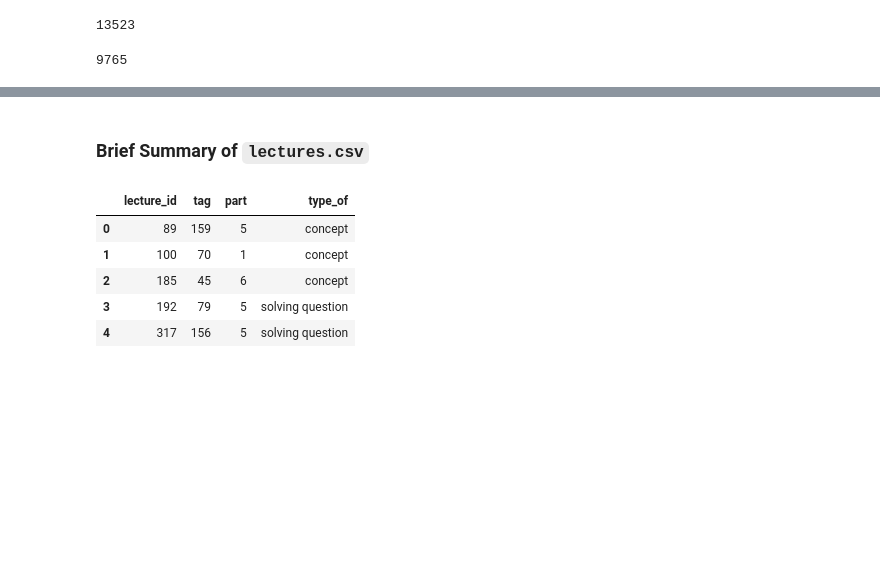
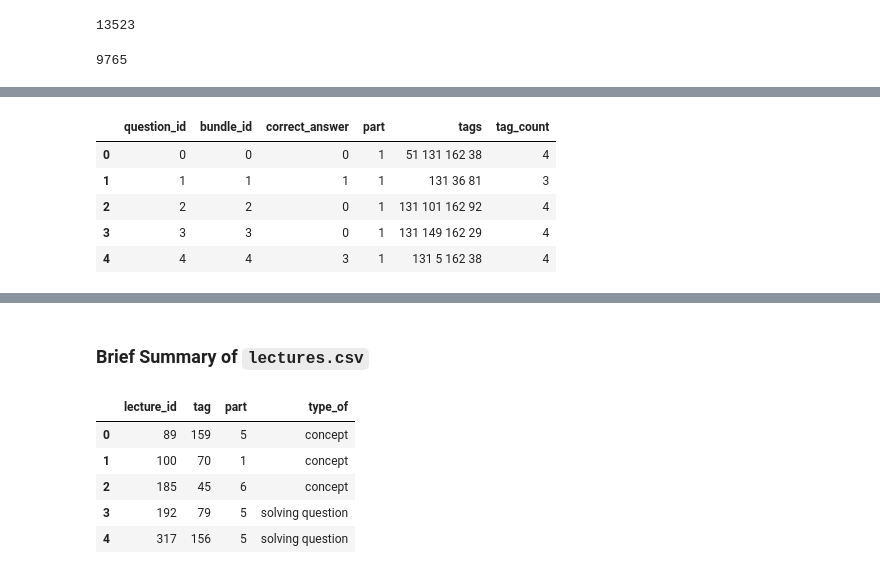
Before and after one commit to Yongliang-Shi/riiid_answer_correctness_prediction, a Jupyter notebook: acquire.ipynb, the cells around one changed output, grey strips where cells are left out. Drawn from its saved outputs; the diff is of its cells as text; code cells hidden in the pictures; blank space fills up the shorter version.

```diff
--- a/acquire.ipynb
+++ b/acquire.ipynb
@@ -160,0 +237,9 @@ df_ques.bundle_id.nunique()
+# %%
+# Create a column to hold the total count of the tag numbers for each question
+df_tags['tag_count'] = df_tags.sum(axis=1)
+
+# Drop the columns 1-6
+df_tags.drop(columns=[1,2,3,4,5,6], inplace=True)
+
+# Print the df_tags
+df_tags
@@ -160,0 +260,13 @@ df_ques.bundle_id.nunique()
+# %%
+# Attach the column of counting tags to the quetions.csv
+df_ques = pd.concat([df_ques, df_tags], axis=1)
+
+# Print the first 5 rows in the df_ques
+df_ques.head()
+# %% [output]
+|  | question_id | bundle_id | correct_answer | part | tags | tag_count |
+| 0 | 0 | 0 | 0 | 1 | 51 131 162 38 | 4 |
+| 1 | 1 | 1 | 1 | 1 | 131 36 81 | 3 |
+| 2 | 2 | 2 | 0 | 1 | 131 101 162 92 | 4 |
+| 3 | 3 | 3 | 0 | 1 | 131 149 162 29 | 4 |
+| 4 | 4 | 4 | 3 | 1 | 131 5 162 38 | 4 |
```
Also changed, not shown: parts of 23 cells of this notebook.
